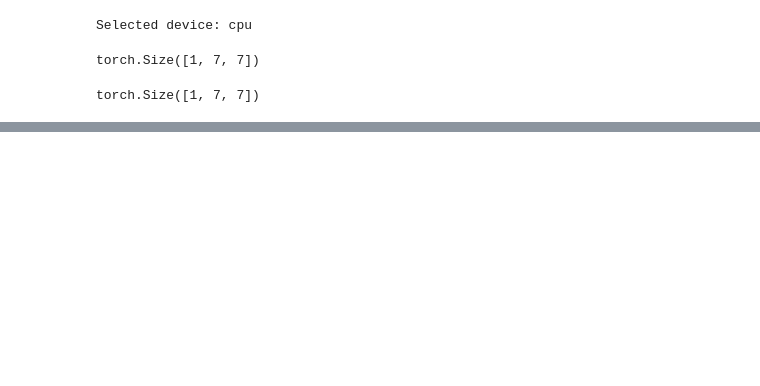
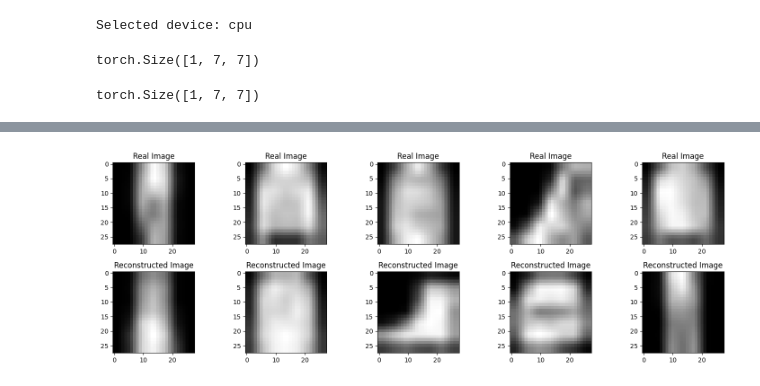
Before and after one commit to beyzoskaya/machineLearning_CS454, a Jupyter notebook: homeworks/convolutionalAutoencoders.ipynb, the cells around one changed output, grey strips where cells are left out. Saved outputs shown, nothing was run; the diff lists cells and outputs as text; code cells hidden in the pictures; blank space fills up the shorter version.

```diff
--- a/homeworks/convolutionalAutoencoders.ipynb
+++ b/homeworks/convolutionalAutoencoders.ipynb
@@ -761,0 +900,26 @@ RuntimeError: ignored
+# %%
+import matplotlib.pyplot as plt
+import torch.nn.functional as F
+
+# Define a function to display images
+def display_images(images, num_images=5):
+    plt.figure(figsize=(15, 5))
+    for i in range(num_images):
+        plt.subplot(2, num_images, i + 1)
+        plt.imshow(images[i, 0], cmap='gray')  # Assuming grayscale images
+        plt.title('Real Image')
+
+        plt.subplot(2, num_images, num_images + i + 1)
+        plt.imshow(images[i + num_images, 0], cmap='gray')  # Assuming grayscale images
+        plt.title('Reconstructed Image')
+
+    plt.tight_layout()
+    plt.show()
+
+# Resize real images to match the size of reconstructed images (28x28)
+real_images_resized = F.interpolate(real_images, size=(28, 28), mode='bilinear', align_corners=False)
+
+# Display the first 5 real and reconstructed images
+display_images(torch.cat((real_images_resized, reconstructed_images), dim=0), num_images=5)
+# %% [output]
+[figure, added]
```
Also changed, not shown: parts of 12 cells of this notebook.
